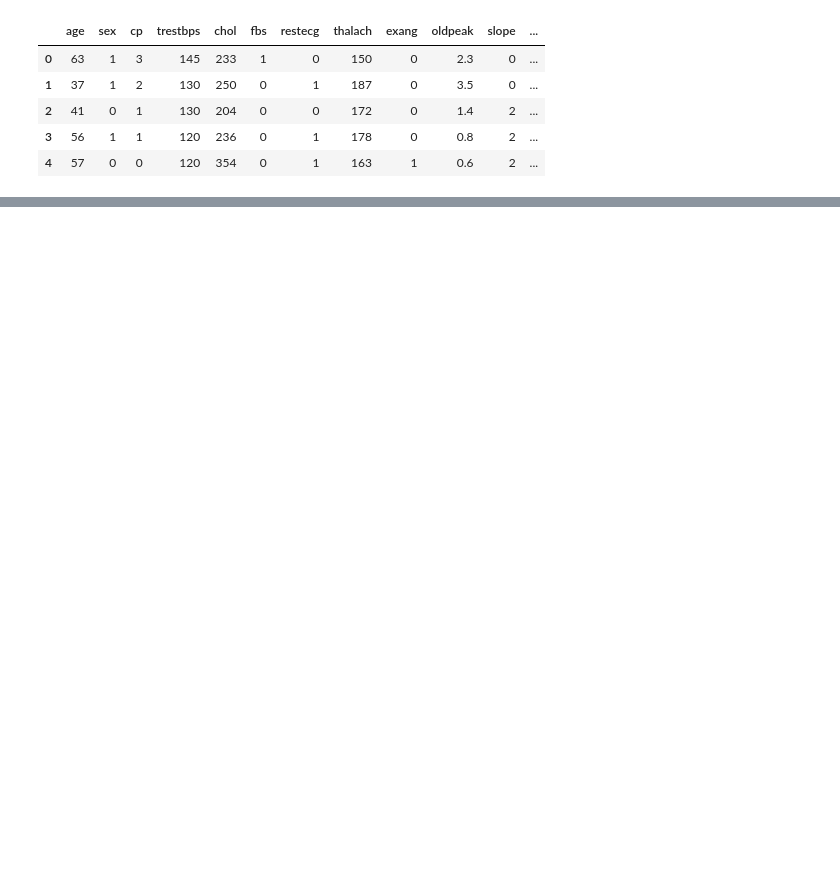
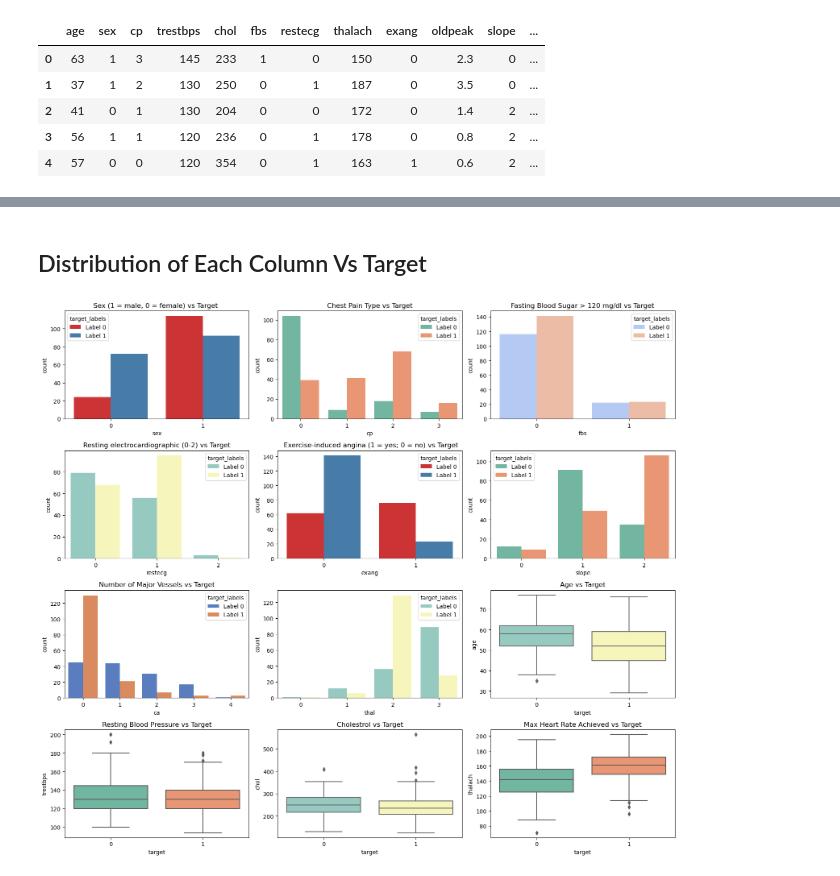
Before and after one commit to ogutu-23/dsc-phase-3-project, a Jupyter notebook: Phase 3 Project.ipynb, the cells around one changed output, grey strips where cells are left out. Cells and saved outputs as stored; diff of their text form; code cells hidden in the pictures; blank space fills up the shorter version.

```diff
--- a/Phase 3 Project.ipynb
+++ b/Phase 3 Project.ipynb
@@ -24,0 +239,74 @@ df.head()
+# %% [markdown]
+## Distribution of Each Column Vs Target
+# %%
+# Convert target column to categorical
+df['target'] = pd.Categorical(df['target'])
+
+# Create a mapping from integer values to string values
+target_labels = {val: f'Label {val}' for val in df['target'].unique()}
+df['target_labels'] = df['target'].map(target_labels)
+
+
+# Distribution of Data
+plt.figure(figsize=(16, 14))
+
+# sex vs Target
+plt.subplot(4, 3, 1)
+sns.countplot(x='sex', hue='target_labels', data=df, palette='Set1')
+plt.title("Sex (1 = male, 0 = female) vs Target ")
+
+
+plt.subplot(4, 3, 2)
+sns.countplot(x='cp', hue='target_labels', data=df, palette='Set2')
+plt.title('Chest Pain Type vs Target')
+
+plt.subplot(4, 3, 3)
+sns.countplot(x='fbs', hue='target_labels', data=df, palette='coolwarm')
+plt.title('Fasting Blood Sugar > 120 mg/dl vs Target')
+
+plt.subplot(4, 3, 4)
+sns.countplot(x='restecg', hue='target_labels', data=df, palette='Set3')
+plt.title("Resting electrocardiographic (0-2) vs Target")
+
+
+plt.subplot(4, 3, 5)
+sns.countplot(x='exang', hue='target_labels', data=df, palette='Set1')
+plt.title(" Exercise-induced angina (1 = yes; 0 = no) vs Target")
+
+# Distribution of slope
+plt.subplot(4, 3, 6)
+sns.countplot(x='slope', hue='target_labels', data=df, palette='Set2')
+
+# Distribution of ca
+plt.subplot(4, 3, 7)
+sns.countplot(x='ca', hue='target_labels', data=df, palette='muted')
+plt.title('Number of Major Vessels vs Target')
+
+# Distribution of thal
+plt.subplot(4, 3, 8)
+sns.countplot(x='thal', hue='target_labels', data=df, palette='Set3')
+
+
+# Age vs Target
+plt.subplot(4, 3, 9)
+sns.boxplot(x='target', y='age', data=df, palette='Set3')
+plt.title('Age vs Target')
+
+# Trestbeps vs Target
+plt.subplot(4, 3, 10)
+sns.boxplot(x='target', y='trestbps', data=df, palette='Set2')
+plt.title('Resting Blood Pressure vs Target')
+
+plt.subplot(4, 3, 11)
+sns.boxplot(x='target', y='chol', data=df, palette='Set3')
+plt.title('Cholestrol vs Target')
+
+plt.subplot(4, 3, 12)
+sns.boxplot(x='target', y='thalach', data=df, palette='Set2')
+plt.title('Max Heart Rate Achieved vs Target')
+
+
+plt.tight_layout()
+plt.show()
+# %% [output]
+[figure, added]
```
Also changed, not shown: parts of 45 cells of this notebook.
